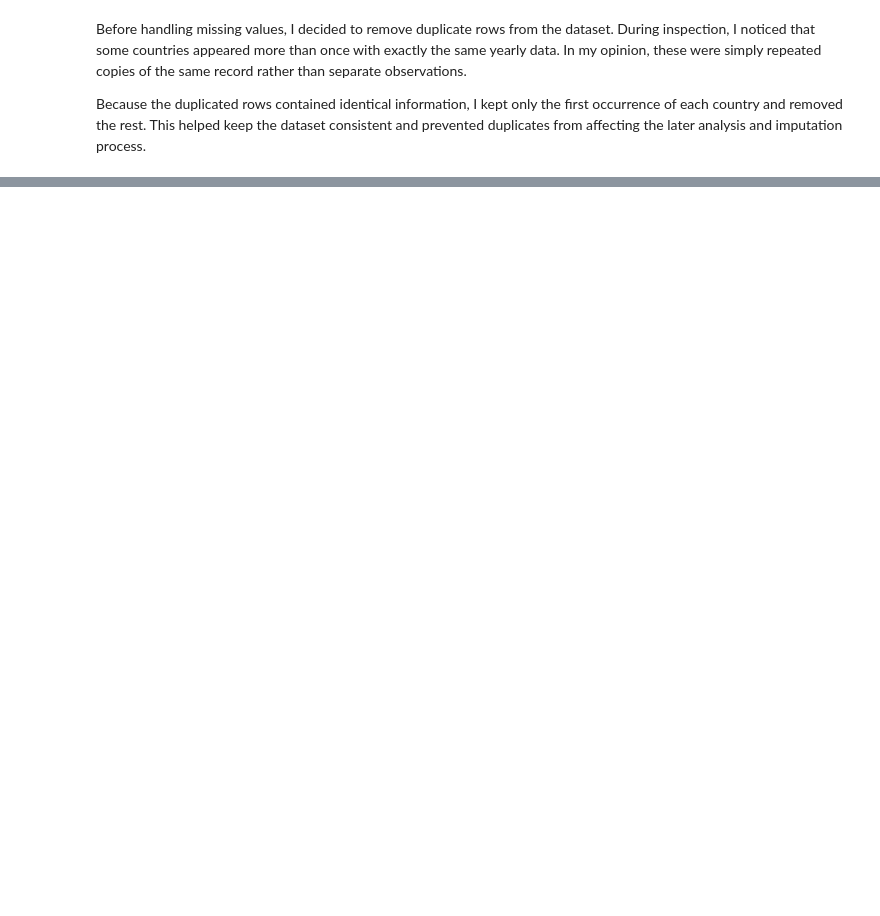
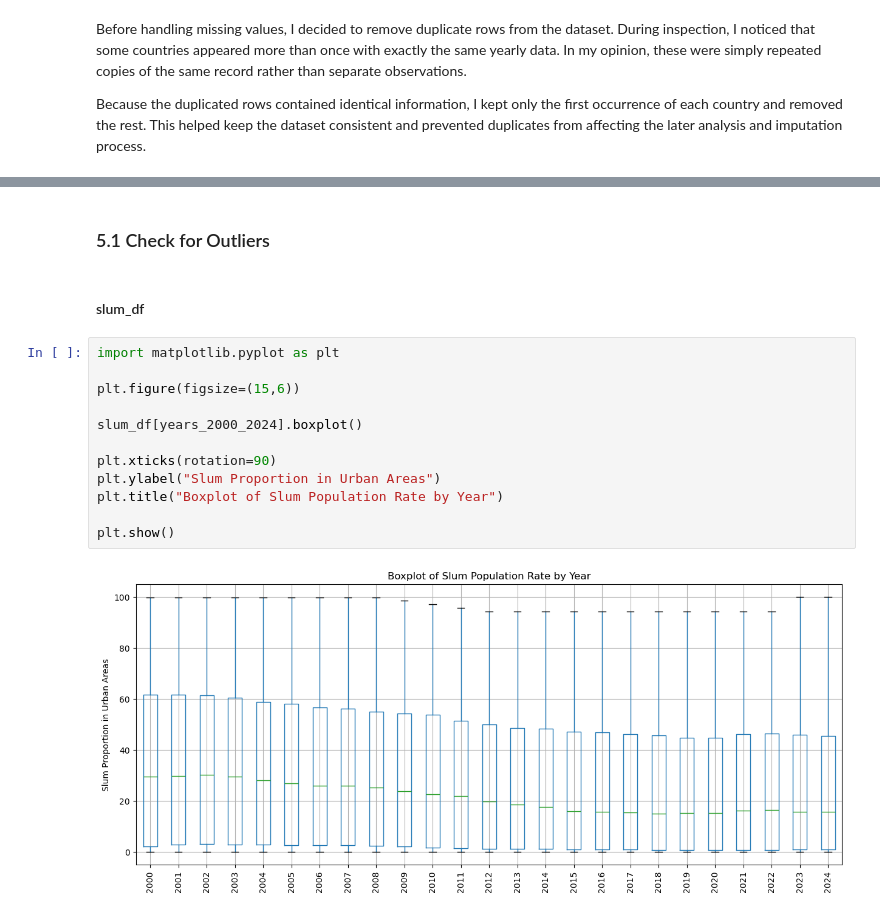
Before and after one commit to frogosorap/SDGReadinessIndex, a Jupyter notebook: Raw_Data/SDG_11_Sustainable_Cities_and_Communities/Cleaning_SDG_11.ipynb, the cells around one changed output, grey strips where cells are left out. Cells and saved outputs as stored; diff of their text form; blank space fills up the shorter version.

Commit message:
Handling outliers for both datasets

```diff
--- a/Raw_Data/SDG_11_Sustainable_Cities_and_Communities/Cleaning_SDG_11.ipynb
+++ b/Raw_Data/SDG_11_Sustainable_Cities_and_Communities/Cleaning_SDG_11.ipynb
@@ -428,0 +481,18 @@ KeyError: "['2000', '2001', '2002', '2003', '2004'] not in index"
+# %% [markdown]
+### 5.1 Check for Outliers
+# %% [markdown]
+#### slum_df
+# %%
+import matplotlib.pyplot as plt
+
+plt.figure(figsize=(15,6))
+
+slum_df[years_2000_2024].boxplot()
+
+plt.xticks(rotation=90)
+plt.ylabel("Slum Proportion in Urban Areas")
+plt.title("Boxplot of Slum Population Rate by Year")
+
+plt.show()
+# %% [output]
+[figure, added]
```
Also changed, not shown: parts of 11 cells of this notebook.
